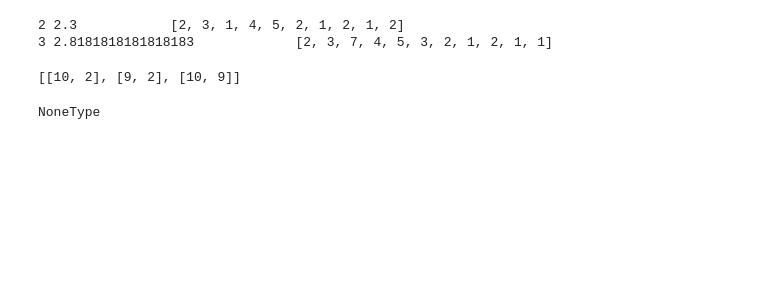
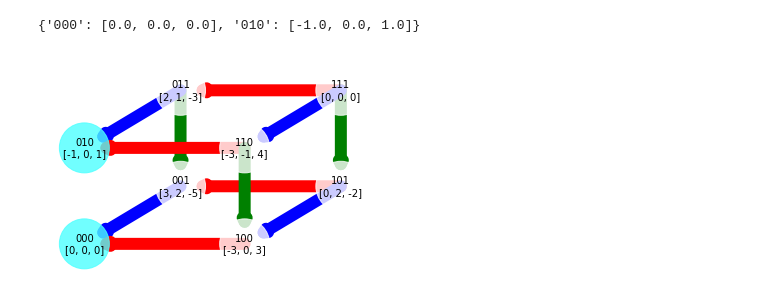
Before and after one commit to positivedefinite/corpgame, a Jupyter notebook: Method 1 visualize state-space.ipynb, the cells around one changed output. Drawn from its saved outputs; the diff is of its cells as text; code cells hidden in the pictures; blank space fills up the shorter version.

Commit message:
State-space drawings

```diff
--- a/Method 1 visualize state-space.ipynb
+++ b/Method 1 visualize state-space.ipynb
@@ -148,22 +57,15 @@ KeyboardInterrupt:
-# %%
-import pickle
-nash = pickle.load(open('nash_4.pickle','rb'))
-for i,n in enumerate(nash):
-    print(i+2, sum(n)/len(n), '\t\t',nash[i])
-# %% [output]
-2 2.3            [2, 3, 1, 4, 5, 2, 1, 2, 1, 2]
-3 2.8181818181818183             [2, 3, 7, 4, 5, 3, 2, 1, 2, 1, 1]
-# %%
-import random
-l = []
-i=3
-for j in range(0,i):
-    a = [random.randint(0,10), random.randint(0,10)]
-    l.append(a)
-l
-# %% [output]
-[[10, 2], [9, 2], [10, 9]]
-# %%
-type(l)
-# %% [output]
-NoneType
+# %%
+from corpgame import PolymatrixGame
+game_settings = {
+        "start_populations_matrix": [[6,4],[2,6],[10,0]],
+        "topology": "fully_connected",
+        'alpha': 1.0,
+        'log_level': "error"
+    }
+game = PolymatrixGame(**game_settings)
+game.solve()
+print(game.pne)
+draw_states(game.payoffs, game.pne)
+# %% [output]
+{'000': [0.0, 0.0, 0.0], '010': [-1.0, 0.0, 1.0]}
+[figure, added]
```
Also changed, not shown: parts of 8 cells of this notebook, 1 other file.
